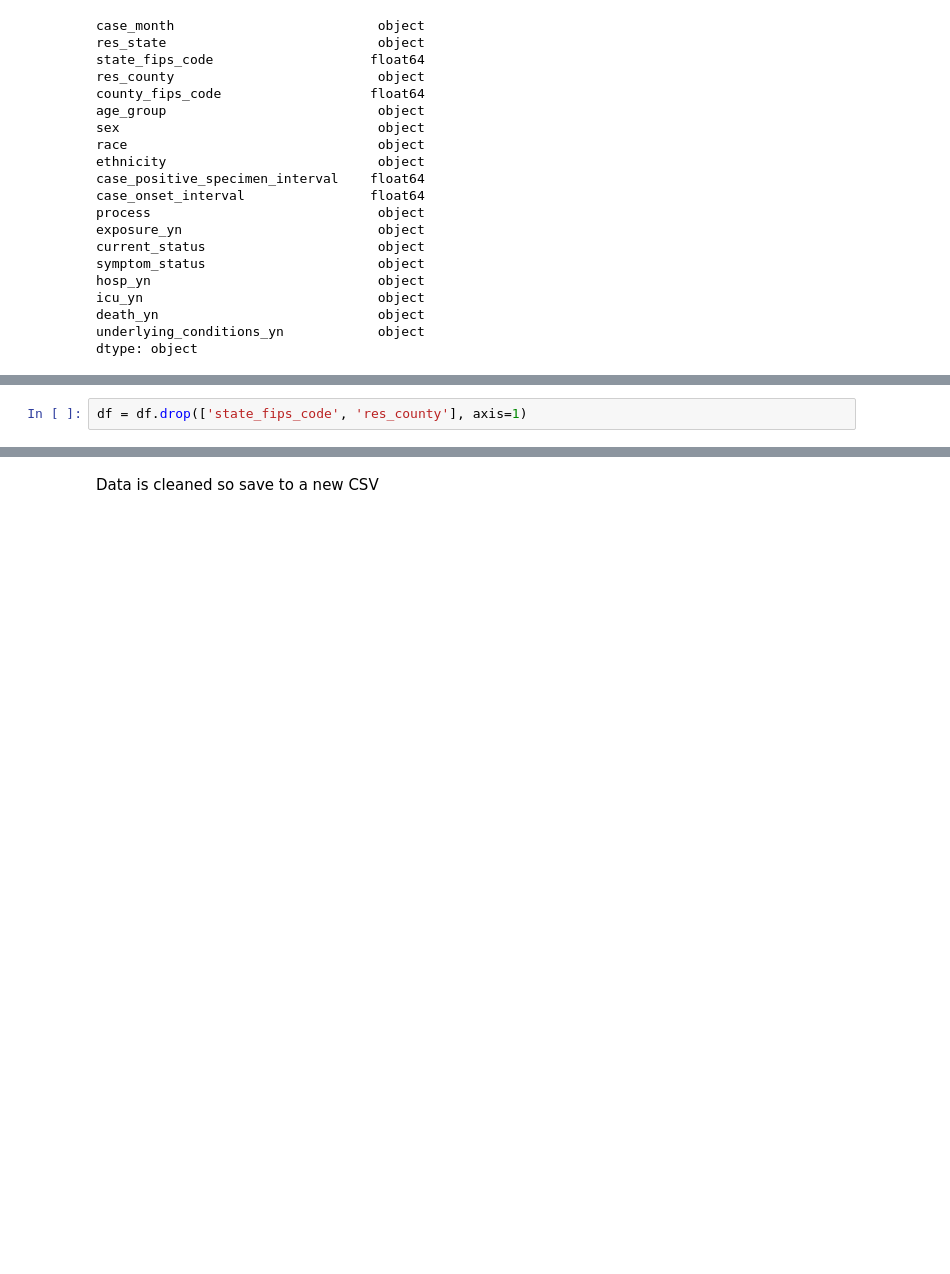
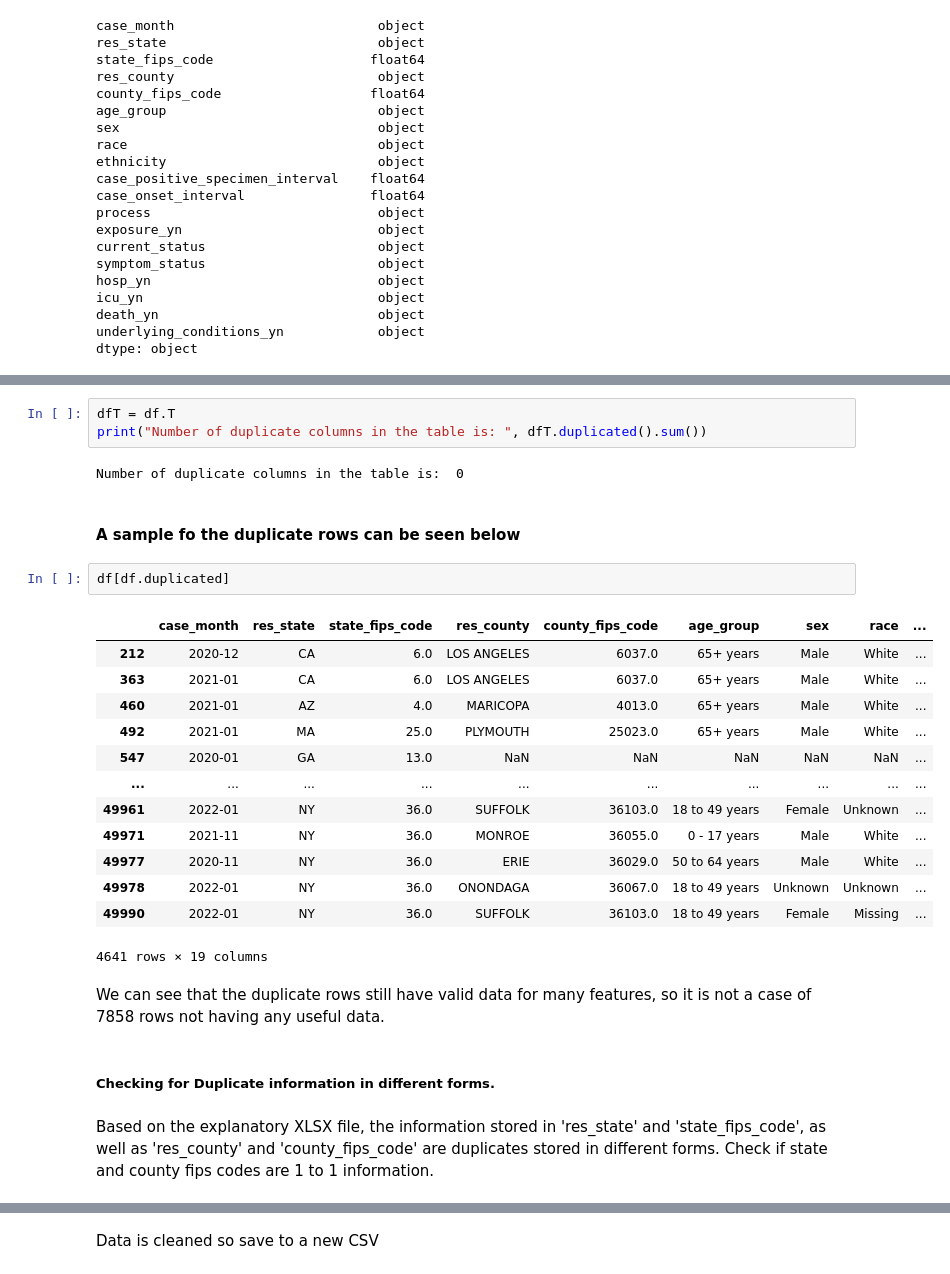
Before and after one commit to Southwick-Adam/CovidDataAnalysis, a Jupyter notebook: 2023-Homework1-Notebook.ipynb, the cells around one changed output, grey strips where cells are left out. Drawn from its saved outputs; the diff is of its cells as text; blank space fills up the shorter version.

```diff
--- a/2023-Homework1-Notebook.ipynb
+++ b/2023-Homework1-Notebook.ipynb
@@ -183,2 +132,0 @@ Since there are more county fips codes than county names, it means there are cou
-# %%
-df = df.drop(['state_fips_code', 'res_county'], axis=1)
@@ -217,0 +174,29 @@ None of my columns are constant so I will keep them all.
+# %%
+dfT = df.T
+print("Number of duplicate columns in the table is: ", dfT.duplicated().sum())
+# %% [output]
+Number of duplicate columns in the table is:  0
+# %% [markdown]
+#### A sample fo the duplicate rows can be seen below
+# %%
+df[df.duplicated]
+# %% [output]
+|  | case_month | res_state | state_fips_code | res_county | county_fips_code | age_group | sex | race | ... |
+| 212 | 2020-12 | CA | 6.0 | LOS ANGELES | 6037.0 | 65+ years | Male | White | ... |
+| 363 | 2021-01 | CA | 6.0 | LOS ANGELES | 6037.0 | 65+ years | Male | White | ... |
+| 460 | 2021-01 | AZ | 4.0 | MARICOPA | 4013.0 | 65+ years | Male | White | ... |
+| 492 | 2021-01 | MA | 25.0 | PLYMOUTH | 25023.0 | 65+ years | Male | White | ... |
+| 547 | 2020-01 | GA | 13.0 | NaN | NaN | NaN | NaN | NaN | ... |
+| ... | ... | ... | ... | ... | ... | ... | ... | ... | ... |
+| 49961 | 2022-01 | NY | 36.0 | SUFFOLK | 36103.0 | 18 to 49 years | Female | Unknown | ... |
+| 49971 | 2021-11 | NY | 36.0 | MONROE | 36055.0 | 0 - 17 years | Male | White | ... |
+| 49977 | 2020-11 | NY | 36.0 | ERIE | 36029.0 | 50 to 64 years | Male | White | ... |
+| 49978 | 2022-01 | NY | 36.0 | ONONDAGA | 36067.0 | 18 to 49 years | Unknown | Unknown | ... |
+| 49990 | 2022-01 | NY | 36.0 | SUFFOLK | 36103.0 | 18 to 49 years | Female | Missing | ... |
+4641 rows × 19 columns
+# %% [markdown]
+We can see that the duplicate rows still have valid data for many features, so it is not a case of 7858 rows not having any useful data.
+# %% [markdown]
+##### Checking for Duplicate information in different forms.
+# %% [markdown]
+Based on the explanatory XLSX file, the information stored in 'res_state' and 'state_fips_code', as well as 'res_county' and 'county_fips_code' are duplicates stored in different forms. Check if state and county fips codes are 1 to 1 information.
```
Also changed, not shown: parts of 68 cells of this notebook, 12 other files.
